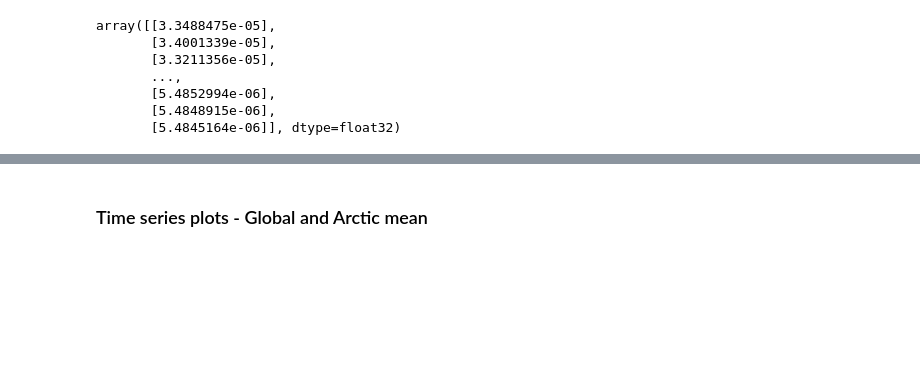
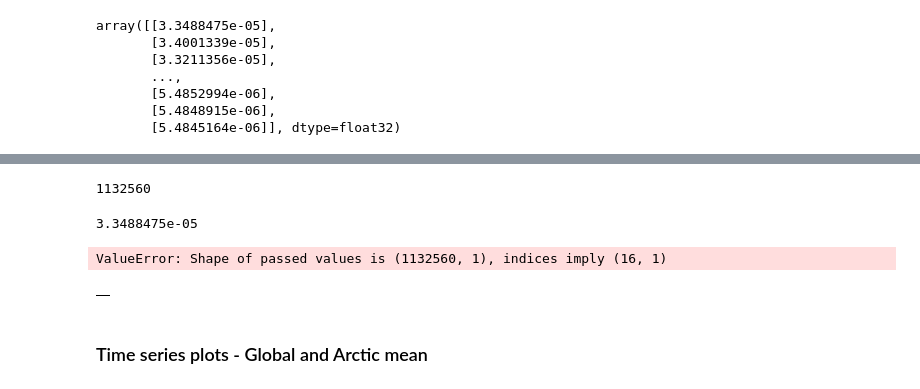
Before and after one commit to eScience-course/Tjaernoe2022-group7, a Jupyter notebook: ingrblu/notebook2_model_data.ipynb, the cells around one changed output, grey strips where cells are left out. Saved outputs shown, nothing was run; the diff lists cells and outputs as text; code cells hidden in the pictures; blank space fills up the shorter version.

```diff
--- a/ingrblu/notebook2_model_data.ipynb
+++ b/ingrblu/notebook2_model_data.ipynb
@@ -783,2 +580,19 @@ array([[3.3488475e-05],
 # %%
 data = {str(var_list[0]): var_arrays[0], str(var_list[1]): var_arrays[1]}
+# %%
+len(var_arrays[0])
+# %% [output]
+1132560
+# %%
+var_arrays[0][0][0]
+# %% [output]
+3.3488475e-05
+# %%
+l=[]
+l.append(data['pr'][0][0])
+l.append(data['pr'][1][0])
+
+for i in range(len(var_arrays)):
+    for j in range(len(var_arrays[0])):
+        if len(var_arrays[i][j])==1:
+            var_arrays[i][j]=var_arrays[i][j][0]
@@ -785,5 +601,12 @@ data = {str(var_list[0]): var_arrays[0], str(var_list[1]): var_arrays[1]}
 # %%
-#df_var = pd.DataFrame(data)
+df_var = pd.DataFrame(var_arrays[:][:][0], var_list)
+df_var
+# %% [output]
+ValueError: Shape of passed values is (1132560, 1), indices imply (16, 1)
+# %%
+df_var.corr()
+# %% [output]
+|  |
 # %% [markdown]
 ### Time series plots - Global and Arctic mean
 # %%
```
Also changed, not shown: parts of 32 cells of this notebook, 3 other files.
